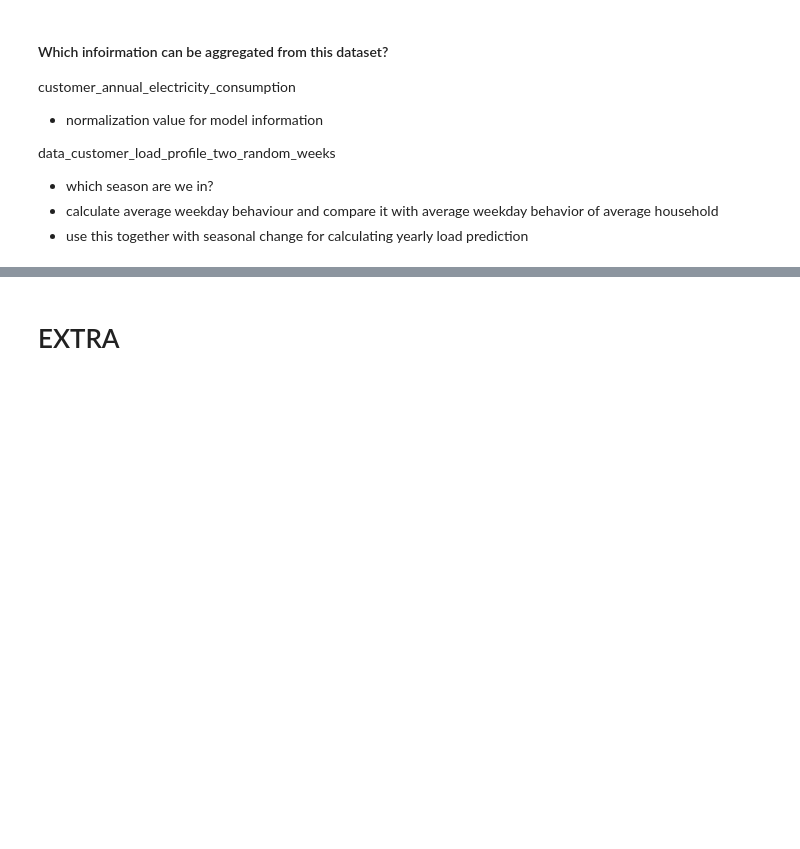
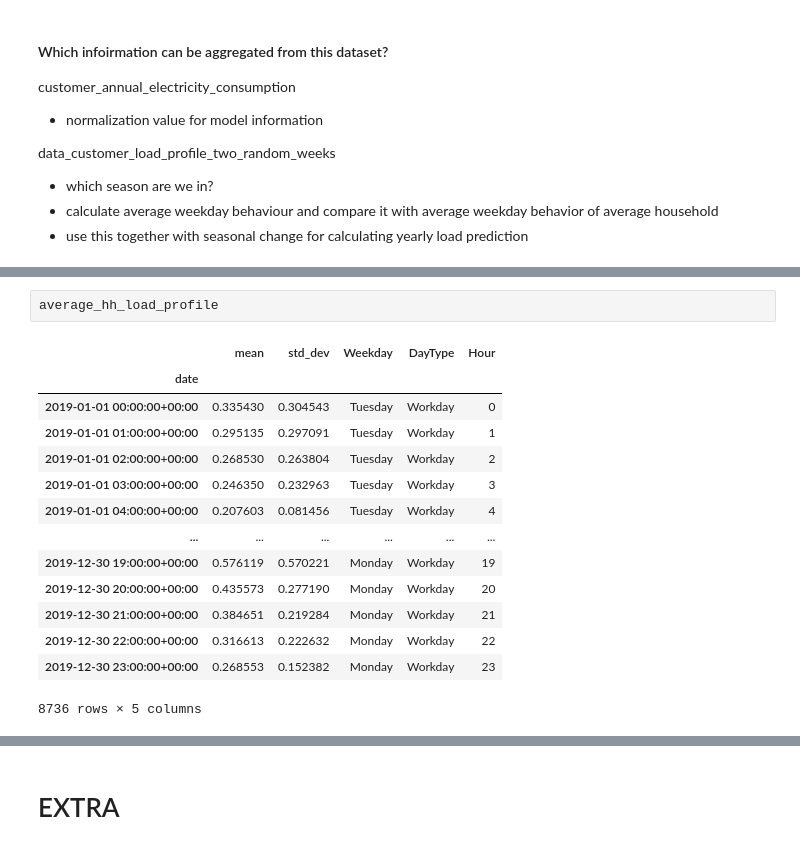
Before and after one commit to reschol/wattWise, a Jupyter notebook: load_profile_prediciton.ipynb, the cells around one changed output, grey strips where cells are left out. Saved outputs shown, nothing was run; the diff lists cells and outputs as text; blank space fills up the shorter version.

```diff
--- a/load_profile_prediciton.ipynb
+++ b/load_profile_prediciton.ipynb
@@ -418,0 +601,17 @@ customer_household_data['Weekday'] = customer_household_data['Weekday'].apply(la
+# %%
+average_hh_load_profile
+# %% [output]
+|  | mean | std_dev | Weekday | DayType | Hour |
+| date |  |  |  |  |  |
+| 2019-01-01 00:00:00+00:00 | 0.335430 | 0.304543 | Tuesday | Workday | 0 |
+| 2019-01-01 01:00:00+00:00 | 0.295135 | 0.297091 | Tuesday | Workday | 1 |
+| 2019-01-01 02:00:00+00:00 | 0.268530 | 0.263804 | Tuesday | Workday | 2 |
+| 2019-01-01 03:00:00+00:00 | 0.246350 | 0.232963 | Tuesday | Workday | 3 |
+| 2019-01-01 04:00:00+00:00 | 0.207603 | 0.081456 | Tuesday | Workday | 4 |
+| ... | ... | ... | ... | ... | ... |
+| 2019-12-30 19:00:00+00:00 | 0.576119 | 0.570221 | Monday | Workday | 19 |
+| 2019-12-30 20:00:00+00:00 | 0.435573 | 0.277190 | Monday | Workday | 20 |
+| 2019-12-30 21:00:00+00:00 | 0.384651 | 0.219284 | Monday | Workday | 21 |
+| 2019-12-30 22:00:00+00:00 | 0.316613 | 0.222632 | Monday | Workday | 22 |
+| 2019-12-30 23:00:00+00:00 | 0.268553 | 0.152382 | Monday | Workday | 23 |
+8736 rows × 5 columns
```
Also changed, not shown: parts of 13 cells of this notebook.
